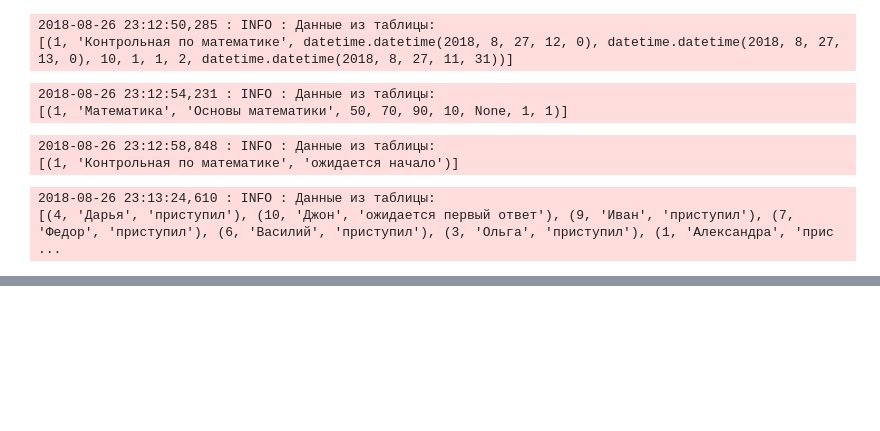
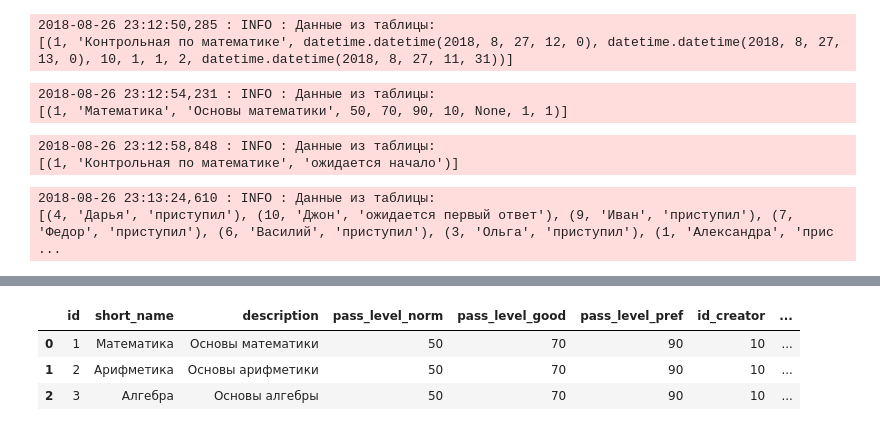
Before and after one commit to MirAlexey/netology-sql, a Jupyter notebook: Final_sql.ipynb, the cells around one changed output, grey strips where cells are left out. Saved outputs shown, nothing was run; the diff lists cells and outputs as text; code cells hidden in the pictures; blank space fills up the shorter version.

```diff
--- a/Final_sql.ipynb
+++ b/Final_sql.ipynb
@@ -641,0 +701,17 @@ df_test_question = pd.DataFrame.from_records(test_question, columns=['id_test','
+# %%
+## реализация запроса  1.2 Получить список тестов с параметерами
+res1 = pd.merge(df_test, df_test_question, left_on='id', right_on='id_test')
+cqt = res1.groupby('id').agg({'id':np.mean, 'id_question':np.size}).rename(index=str, columns={'id_question':'count_question'})
+res2 = pd.merge(df_test[['id']], df_test[['ParentId']],left_on='id', right_on='ParentId')
+res2['id'] = res2[['id']].apply(lambda x:pd.to_numeric(x, downcast='integer'))
+res2['parent'] = res2[['ParentId']].apply(lambda x:pd.to_numeric(x, downcast='integer'))
+ctt = res2.groupby('id').agg({'id':np.mean, 'parent':np.size}).rename(index=str, columns={'parent':'count_test'})
+res = df_test
+res = pd.merge(res,cqt,how='left',on='id')
+res = pd.merge(res,ctt,how='left',on='id')
+res
+# %% [output]
+|  | id | short_name | description | pass_level_norm | pass_level_good | pass_level_pref | id_creator | ... |
+| 0 | 1 | Математика | Основы математики | 50 | 70 | 90 | 10 | ... |
+| 1 | 2 | Арифметика | Основы арифметики | 50 | 70 | 90 | 10 | ... |
+| 2 | 3 | Алгебра | Основы алгебры | 50 | 70 | 90 | 10 | ... |
```
Also changed, not shown: parts of 7 cells of this notebook, 1 other file.
